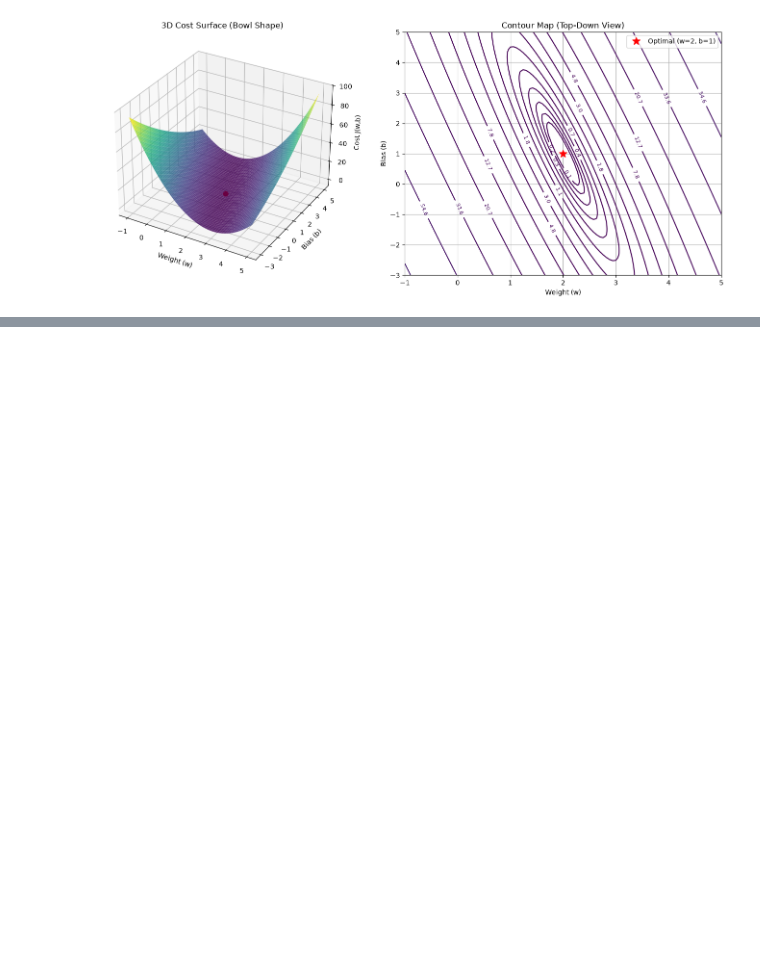
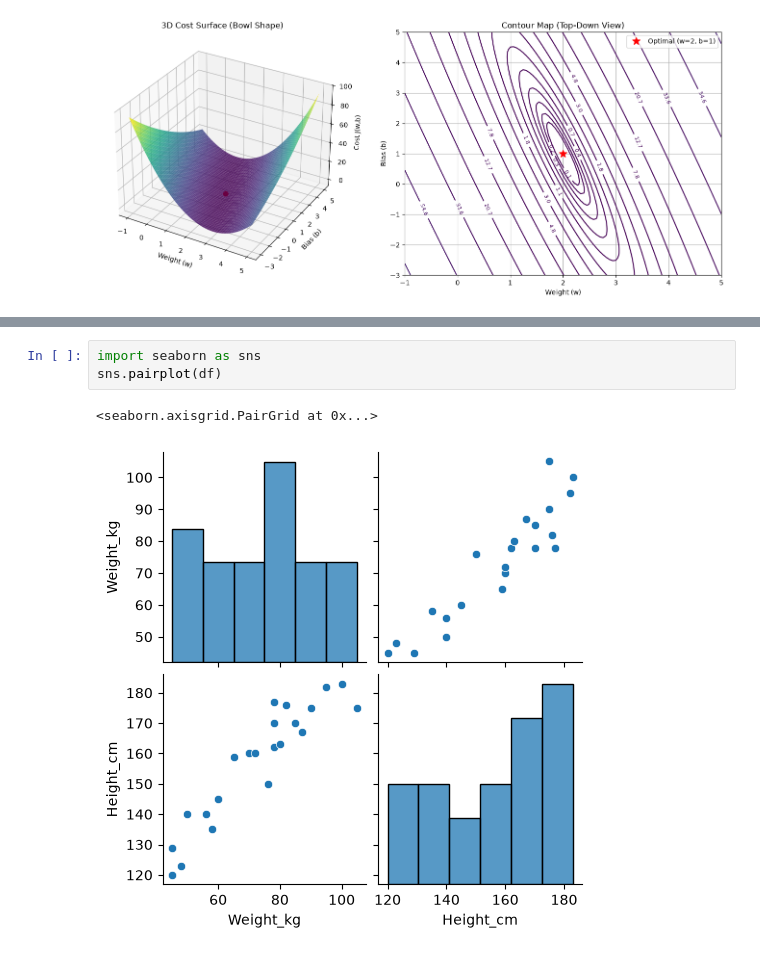
Before and after one commit to AyushPratap05/ML, a Jupyter notebook: linearreg.ipynb, the cells around one changed output, grey strips where cells are left out. Drawn from its saved outputs; the diff is of its cells as text; blank space fills up the shorter version.

```diff
--- a/linearreg.ipynb
+++ b/linearreg.ipynb
@@ -135,0 +189,6 @@ plt.show()
+# %%
+import seaborn as sns
+sns.pairplot(df)
+# %% [output]
+<seaborn.axisgrid.PairGrid at 0x...>
+[figure, added]
```
Also changed, not shown: parts of 4 cells of this notebook, 1 other file.
